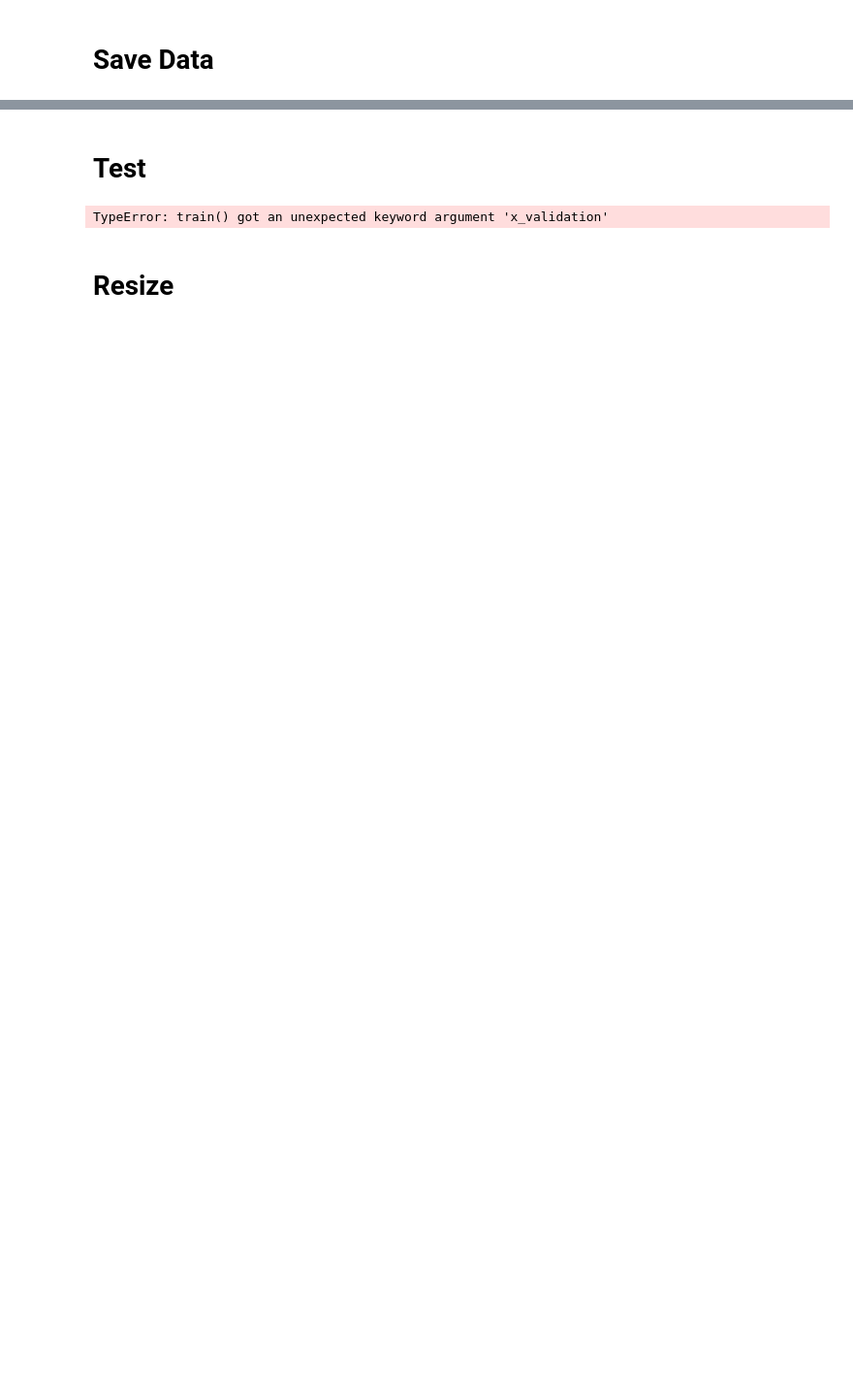
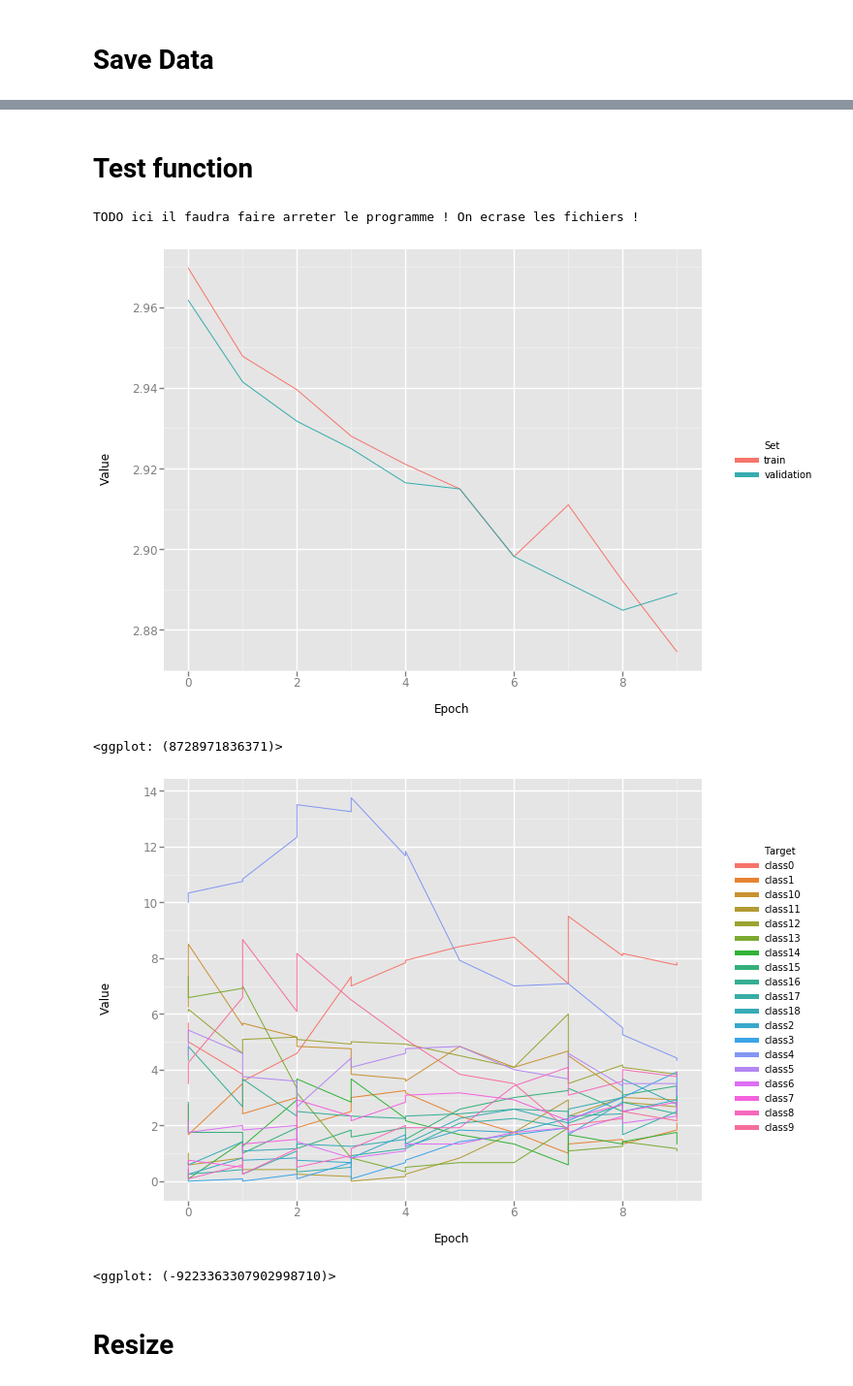
Before and after one commit to Hv0nnus/GridNet, a Jupyter notebook: main.ipynb, the cells around one changed output, grey strips where cells are left out. Shown at 97% size. Saved outputs shown, nothing was run; the diff lists cells and outputs as text; code cells hidden in the pictures; blank space fills up the shorter version.

```diff
--- a/main.ipynb
+++ b/main.ipynb
@@ -80,0 +627,2 @@ number_classes = len(classes)
+# %%
+a = Cityscapes("/media/tanguy/Seagate Expansion Drive/Cityscapes", joint_transform=1)
@@ -354,7 +1053,7 @@ class gridNet(nn.Module):
         self.batchNormInitial = nn.BatchNorm2d(num_features = nInputs, eps=1e-05, momentum=0.1,affine=True)
 
         # The first convolution before entering into the grid.
-        self.firstConv = firstConv(nInputs = nInputs, nOutputs = nInputs)
+        self.firstConv = firstConv(nInputs = nInputs)
 
 
         # We create the Grid. We will creat conv and sub/up sequences with different name.
@@ -469,7 +1168,8 @@ gridNet(
 # %%
 class Parameters():
     def __init__(self,nColumns, nFeatMaps, dropFactor,learning_rate,number_classes, beta1, beta2,epsilon,
-                weight_decay,width_image, height_image,nFeatureMaps_init,batch_size,epoch_number):
+                weight_decay,width_image, height_image,nFeatureMaps_init,batch_size,epoch_number,name_network,
+                 train_number,path_CSV):
         super(Parameters, self).__init__()
         # Image
         self.number_classes = number_classes
@@ -481,6 +1181,9 @@ class Parameters():
         # GridNet
         self.nColumns = nColumns
         self.nFeatMaps = nFeatMaps
+        self.name_network = name_network
+        self.train_number = train_number
+        self.path_CSV = path_CSV
 
         # Learning
         self.dropFactor = dropFactor
@@ -587,6 +1264,0 @@ resultFyle.close()
-# %%
-import csv
-
-with open('v.csv', 'w') as csvfile:
-    cwriter = csv.writer(csvfile, delimiter=',', quoting=csv.QUOTE_MINIMAL)
-    cwriter.writerow(RESULTS)
@@ -660,2 +1317,2 @@ def save_error(x_train,y_train,x_validation,y_validation,network,epoch):
 # %% [markdown]
-# Test
+# Test function
@@ -700,40 +1371,49 @@ def IoU(y_train_estimated, y_train):
 # %%
-torch.manual_seed(789)
-random.seed(465)
+#torch.manual_seed(789)
+#random.seed(465)
 
-batch_size = 3
+batch_size = 6
 image_size = 33
-a = torch.randn(batch_size, 3, image_size, image_size)
+a = torch.randn(12, 3, image_size, image_size)
 
-b = (torch.rand(batch_size,image_size,image_size)*1000)%19
+b = (torch.rand(12,image_size,image_size)*1000)%19
 
 x_train = Variable(a)
 y_train = Variable(b).long()
 
-x_validation = Variable(b)
-y_validation = Variable(b)
+x_validation = Variable(a)
+y_validation = Variable(b).long()
 
 
 parameters = Parameters(nColumns = 4, learning_rate=0.01, nFeatMaps = [3,6],dropFactor = 0.1,
                         number_classes = 19, weight_decay = 5*10**(-6), beta1 = 0.9,
                         beta2 = 0.999, epsilon = 1*10**(-8), width_image = image_size, height_image = image_size,
-                        nFeatureMaps_init = len(x_train[0,:,0,0]), batch_size = batch_size,epoch_number = 100)
+                        nFeatureMaps_init = len(x_train[0,:,0,0]), batch_size = batch_size,epoch_number = 10,
+                       name_network = "test", train_number = 0,path_CSV = "CSV/")
 
 
 
 
 # Define the GridNet
-network = gridNet(nInputs = parameters.nFeatureMaps_init,nOutputs = parameters.number_classes, nColumns = parameters.nColumns,
-                      nFeatMaps = parameters.nFeatMaps, dropFactor = parameters.dropFactor)
+network = gridNet(nInputs = parameters.nFeatureMaps_init,nOutputs = parameters.number_classes,
+                  nColumns = parameters.nColumns,nFeatMaps = parameters.nFeatMaps, dropFactor = parameters.dropFactor)
 
 #network = network.cuda()
 #x_train = x_train.cuda()
 #y_train = y_train.cuda()
+init_csv(name_network = parameters.name_network,train_number = parameters.train_number,path_CSV = parameters.path_CSV)
 
-train(network = network, parameters = parameters, x_train=x_train, y_train=y_train, x_validation= x_validation,y_validation = y_validation)
-plot_training(loss_train,conf_mat_train,IoU_classes_train,IoU_total_train)
+train(network = network, parameters = parameters, x_train=x_train, y_train=y_train,
+      x_validation = x_validation, y_validation = y_validation)
+plot_loss(name_network = name_network, train_number = train_number)
+
+plot_confusion(name_network,train_number)
 # %% [output]
-TypeError: train() got an unexpected keyword argument 'x_validation'
+TODO ici il faudra faire arreter le programme ! On ecrase les fichiers !
+[figure, added]
+<ggplot: (8728971836371)>
+[figure, added]
+<ggplot: (-9223363307902998710)>
 # %% [markdown]
 # Resize
 # %%
```
Also changed, not shown: parts of 64 cells of this notebook.
